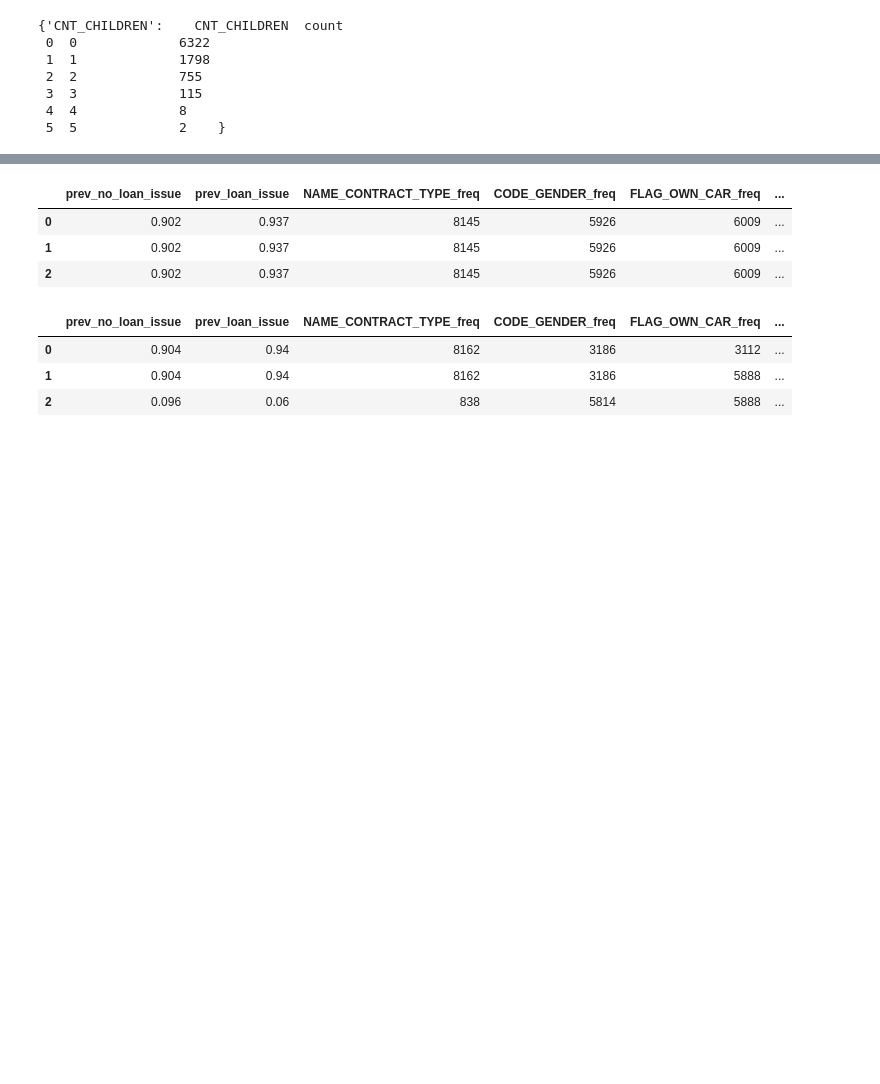
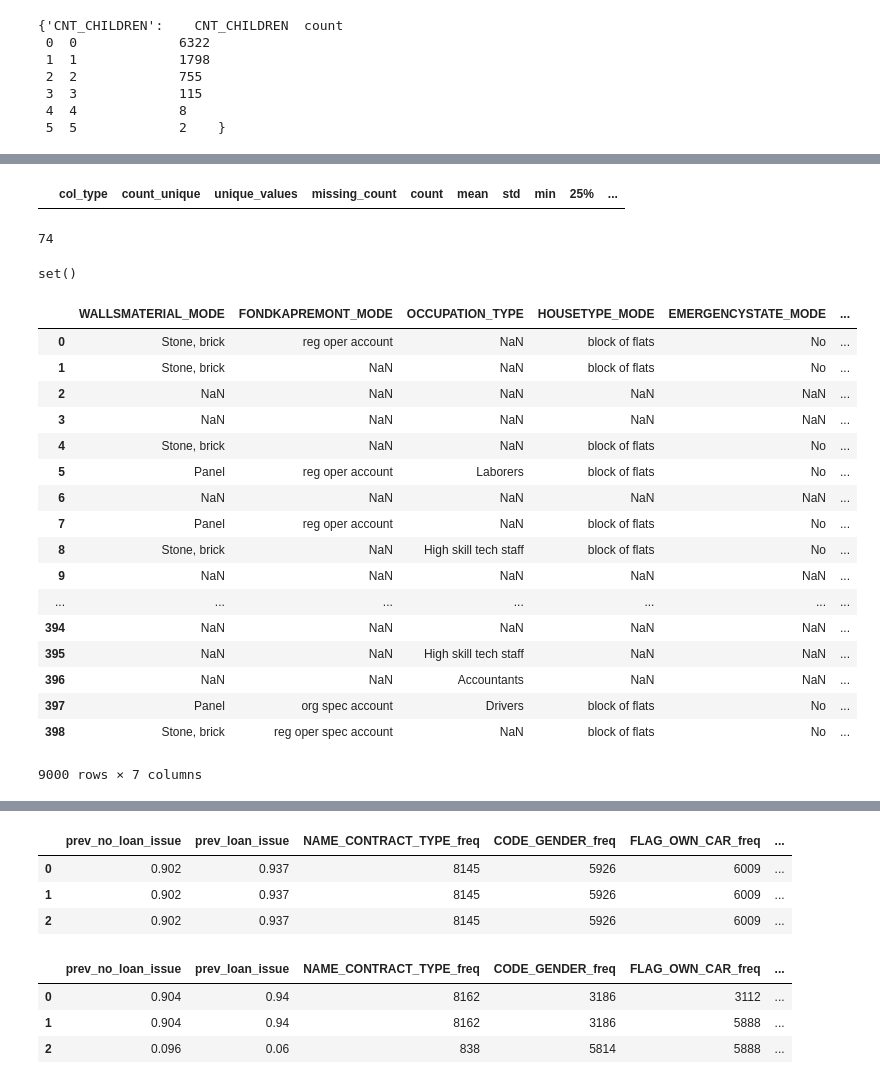
Before and after one commit to shanky221341/machine_learning, a Jupyter notebook: Notebooks/Credit Risk prediction.ipynb, the cells around one changed output, grey strips where cells are left out. Saved outputs shown, nothing was run; the diff lists cells and outputs as text; code cells hidden in the pictures; blank space fills up the shorter version.

```diff
--- a/Notebooks/Credit Risk prediction.ipynb
+++ b/Notebooks/Credit Risk prediction.ipynb
@@ -173,0 +266,8 @@ X_test.columns=train_sample.columns
+# %%
+app_sum[list(set(float_cols)- set(one_hot_columns)- set(raw_columns))].transpose()
+# %% [output]
+|  | col_type | count_unique | unique_values | missing_count | count | mean | std | min | 25% | ... |
+# %%
+len(raw_columns)
+# %% [output]
+74
@@ -173,0 +449,25 @@ X_test.columns=train_sample.columns
+# %%
+set(cat_cols)- set(one_hot_columns)
+# %% [output]
+set()
+# %%
+X_train[list(set(cat_cols)- set(freq_columns))]
+# %% [output]
+|  | WALLSMATERIAL_MODE | FONDKAPREMONT_MODE | OCCUPATION_TYPE | HOUSETYPE_MODE | EMERGENCYSTATE_MODE | ... |
+| 0 | Stone, brick | reg oper account | NaN | block of flats | No | ... |
+| 1 | Stone, brick | NaN | NaN | block of flats | No | ... |
+| 2 | NaN | NaN | NaN | NaN | NaN | ... |
+| 3 | NaN | NaN | NaN | NaN | NaN | ... |
+| 4 | Stone, brick | NaN | NaN | block of flats | No | ... |
+| 5 | Panel | reg oper account | Laborers | block of flats | No | ... |
+| 6 | NaN | NaN | NaN | NaN | NaN | ... |
+| 7 | Panel | reg oper account | NaN | block of flats | No | ... |
+| 8 | Stone, brick | NaN | High skill tech staff | block of flats | No | ... |
+| 9 | NaN | NaN | NaN | NaN | NaN | ... |
+| ... | ... | ... | ... | ... | ... | ... |
+| 394 | NaN | NaN | NaN | NaN | NaN | ... |
+| 395 | NaN | NaN | High skill tech staff | NaN | NaN | ... |
+| 396 | NaN | NaN | Accountants | NaN | NaN | ... |
+| 397 | Panel | org spec account | Drivers | block of flats | No | ... |
+| 398 | Stone, brick | reg oper spec account | NaN | block of flats | No | ... |
+9000 rows × 7 columns
```
Also changed, not shown: parts of 36 cells of this notebook, 2 other files.
